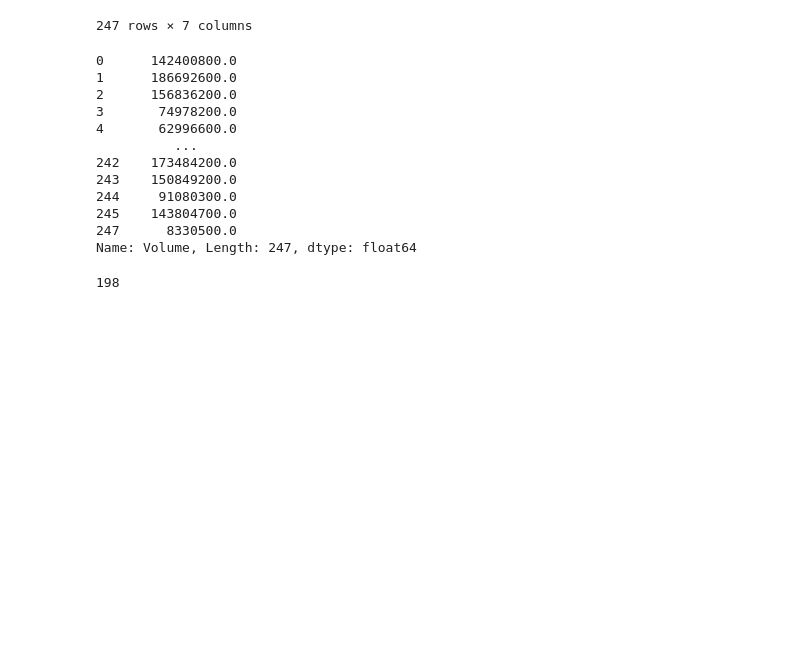
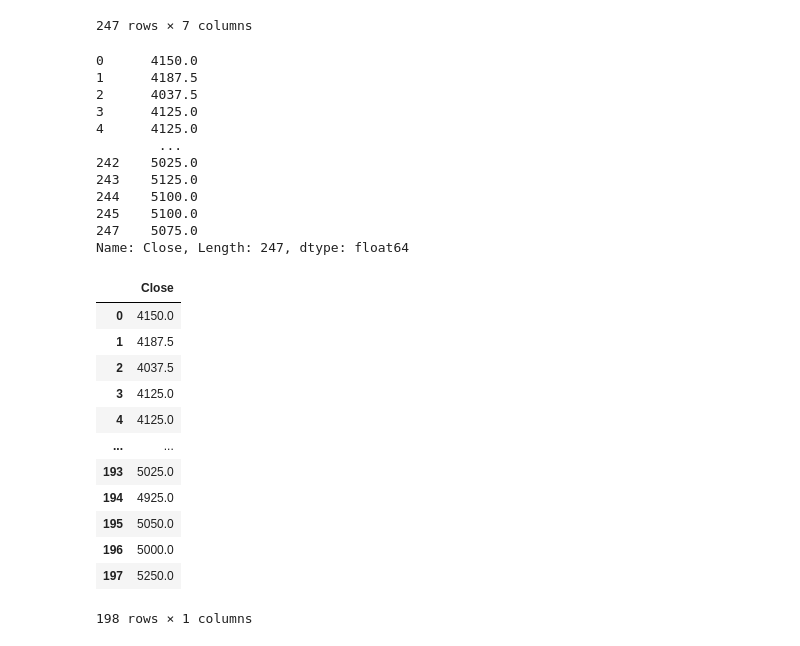
Before and after one commit to ABDHanifAzhari/UASProsaindata, a Jupyter notebook: uas.ipynb, the cells around one changed output. Cells and saved outputs as stored; diff of their text form; code cells hidden in the pictures; blank space fills up the shorter version.

```diff
--- a/uas.ipynb
+++ b/uas.ipynb
@@ -54,30 +54,41 @@ databersih
 | 247 | 2023-06-15 | 5050.0 | 5075.0 | 5050.0 | 5075.0 | 5075.000000 | 8330500.0 |
 247 rows × 7 columns
 # %%
-temp=datapakai["Volume"]
+temp=databersih["Close"]
 temp
 # %% [output]
-0      142400800.0
-1      186692600.0
-2      156836200.0
-3       74978200.0
-4       62996600.0
-          ...
-242    173484200.0
-243    150849200.0
-244     91080300.0
-245    143804700.0
-247      8330500.0
-Name: Volume, Length: 247, dtype: float64
+0      4150.0
+1      4187.5
+2      4037.5
+3      4125.0
+4      4125.0
+        ...
+242    5025.0
+243    5125.0
+244    5100.0
+245    5100.0
+247    5075.0
+Name: Close, Length: 247, dtype: float64
 # %%
 n = len(temp)
 sizeTrain = (round(n*0.8))
 data_train = pd.DataFrame(temp[:sizeTrain])
 data_test = pd.DataFrame(temp[sizeTrain:])
-len(data_train)
-sizeTrain
+data_train
 # %% [output]
+|  | Close |
+| 0 | 4150.0 |
+| 1 | 4187.5 |
+| 2 | 4037.5 |
+| 3 | 4125.0 |
+| 4 | 4125.0 |
+| ... | ... |
+| 193 | 5025.0 |
+| 194 | 4925.0 |
+| 195 | 5050.0 |
+| 196 | 5000.0 |
+| 197 | 5250.0 |
-198
+198 rows × 1 columns
 # %%
 scaler = MinMaxScaler()
 scaled = scaler.fit_transform(data_train)
```
Also changed, not shown: parts of 17 cells of this notebook.
